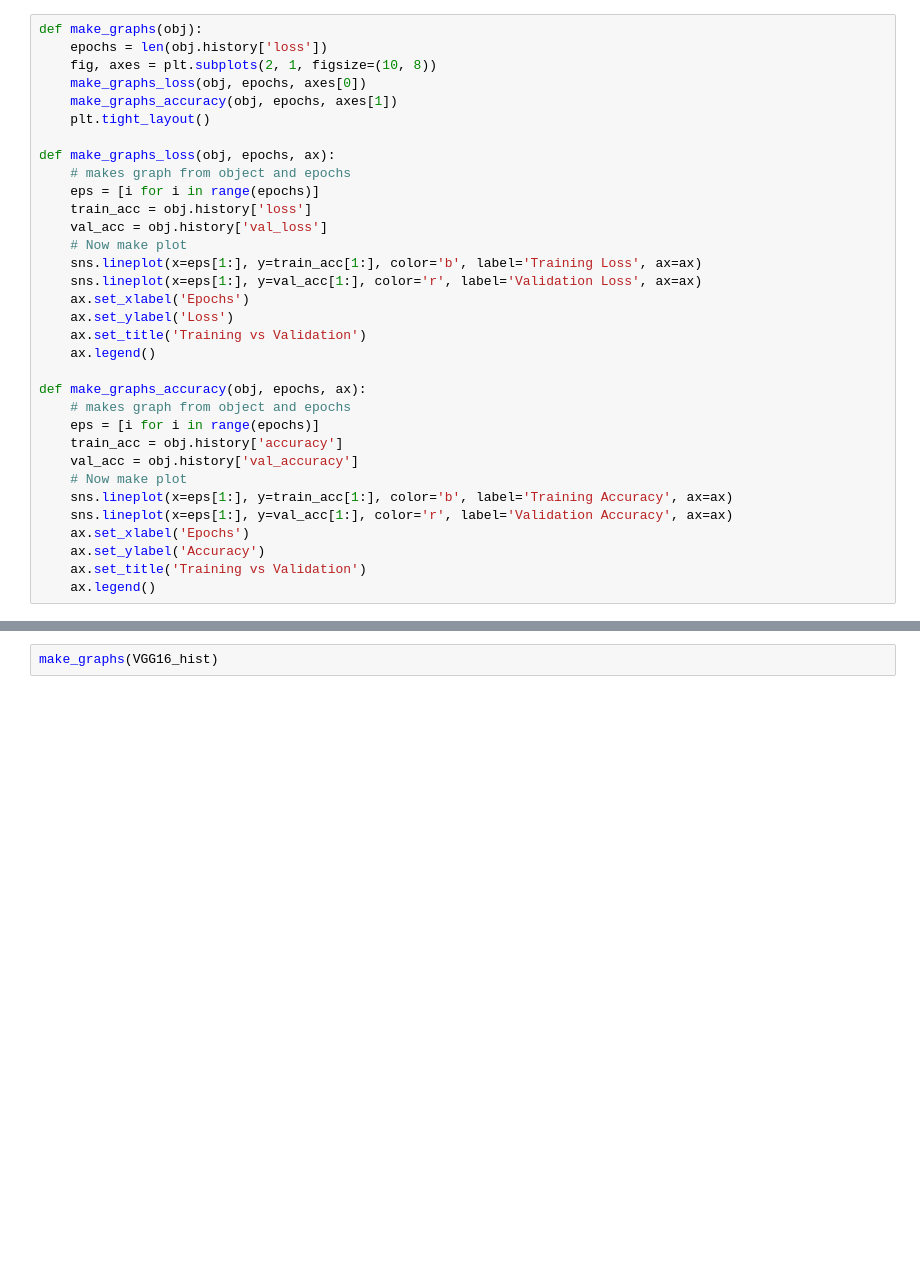
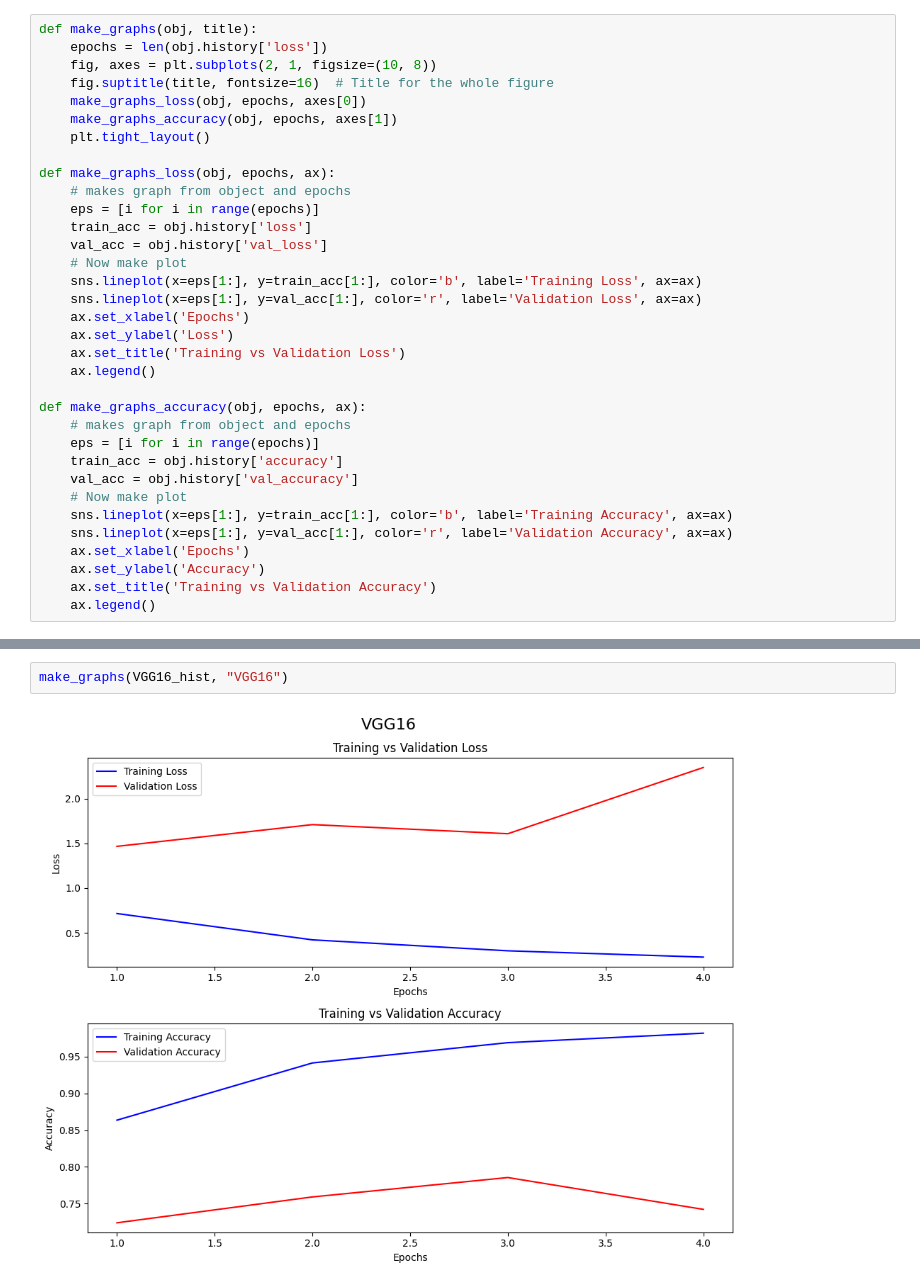
Before and after one commit to evanhollier/4531_Final, a Jupyter notebook: baselines.ipynb, the cells around one changed output, grey strips where cells are left out. Cells and saved outputs as stored; diff of their text form; blank space fills up the shorter version.

```diff
--- a/baselines.ipynb
+++ b/baselines.ipynb
@@ -14,7 +17,8 @@ from PIL import Image
 # %%
-def make_graphs(obj):
+def make_graphs(obj, title):
     epochs = len(obj.history['loss'])
     fig, axes = plt.subplots(2, 1, figsize=(10, 8))
+    fig.suptitle(title, fontsize=16)  # Title for the whole figure
     make_graphs_loss(obj, epochs, axes[0])
     make_graphs_accuracy(obj, epochs, axes[1])
     plt.tight_layout()
@@ -29,7 +33,7 @@ def make_graphs_loss(obj, epochs, ax):
     sns.lineplot(x=eps[1:], y=val_acc[1:], color='r', label='Validation Loss', ax=ax)
     ax.set_xlabel('Epochs')
     ax.set_ylabel('Loss')
-    ax.set_title('Training vs Validation')
+    ax.set_title('Training vs Validation Loss')
     ax.legend()
 
 def make_graphs_accuracy(obj, epochs, ax):
@@ -42,7 +46,7 @@ def make_graphs_accuracy(obj, epochs, ax):
     sns.lineplot(x=eps[1:], y=val_acc[1:], color='r', label='Validation Accuracy', ax=ax)
     ax.set_xlabel('Epochs')
     ax.set_ylabel('Accuracy')
-    ax.set_title('Training vs Validation')
+    ax.set_title('Training vs Validation Accuracy')
     ax.legend()
 # %%
 train_dataset = image_dataset_from_directory(
@@ -79,5 +125,7 @@ VGG16_hist = VGG16_Model.fit(train_dataset, epochs=5, validation_data= val_data)
 # %%
-make_graphs(VGG16_hist)
+make_graphs(VGG16_hist, "VGG16")
+# %% [output]
+[figure, added]
 # %%
 # Xception Model
 Xception_base = keras.applications.Xception(
```
Also changed, not shown: parts of 9 cells of this notebook.
